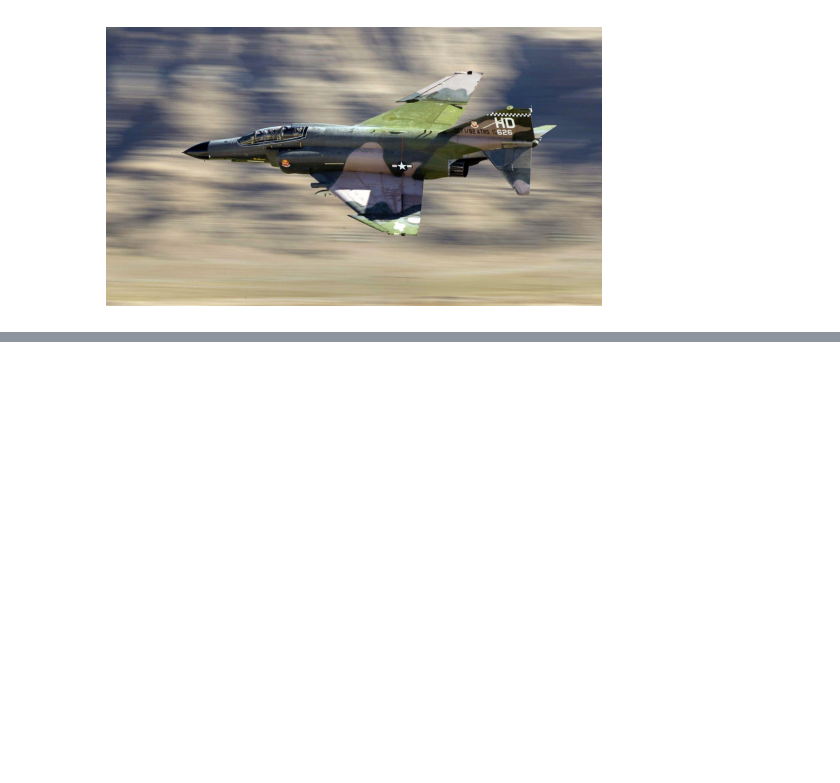
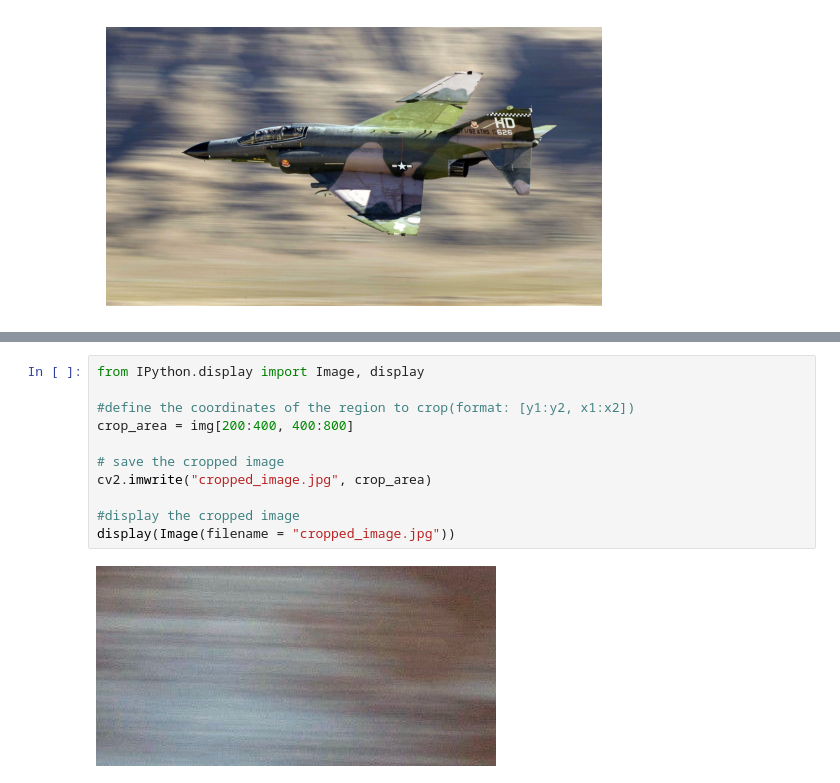
Before and after one commit to Ammar-creator-cmd/DataVisualization, a Jupyter notebook: Assignment_IMG_Processing_2.ipynb, the cells around one changed output, grey strips where cells are left out. Cells and saved outputs as stored; diff of their text form; blank space fills up the shorter version.

```diff
--- a/Assignment_IMG_Processing_2.ipynb
+++ b/Assignment_IMG_Processing_2.ipynb
@@ -33,0 +46,13 @@ output_image_path = '/content/drive/MyDrive/dataset/f4p2_grayscale_img.jpg'
+# %%
+from IPython.display import Image, display
+
+#define the coordinates of the region to crop(format: [y1:y2, x1:x2])
+crop_area = img[200:400, 400:800]
+
+# save the cropped image
+cv2.imwrite("cropped_image.jpg", crop_area)
+
+#display the cropped image
+display(Image(filename = "cropped_image.jpg"))
+# %% [output]
+[figure, added]
```
Also changed, not shown: parts of 2 cells of this notebook.
